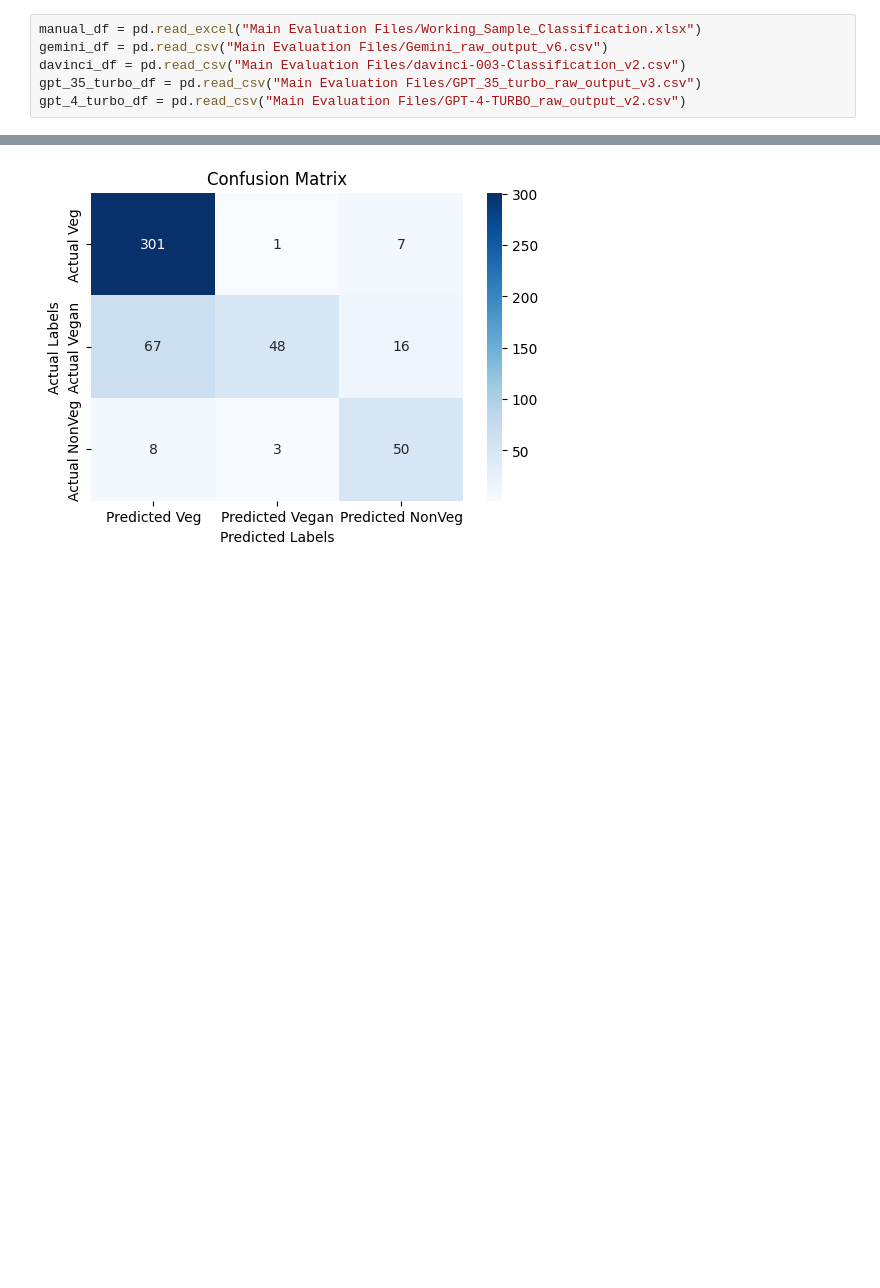
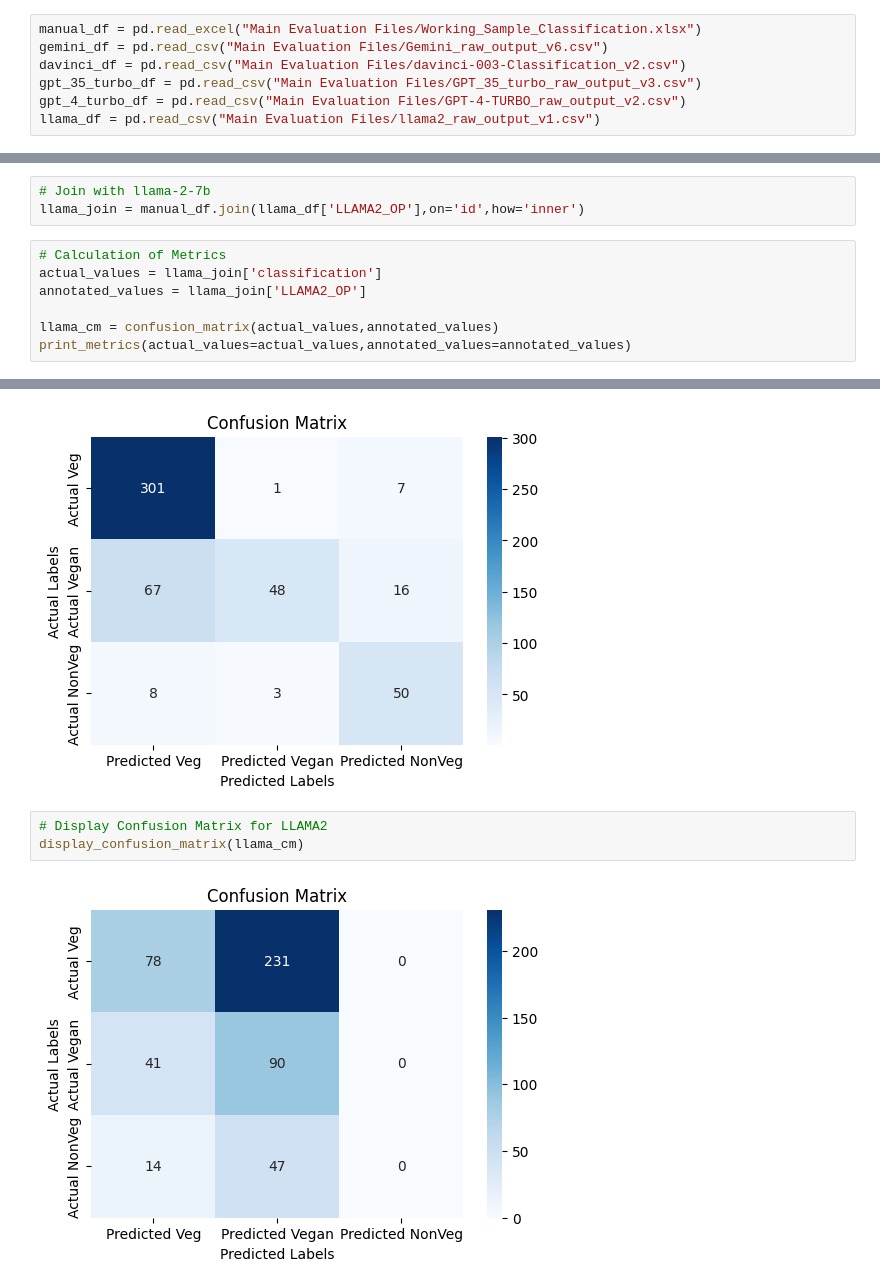
Before and after one commit to sahilnandimedala/llm-practice, a Jupyter notebook: task-result-analysis.ipynb, the cells around one changed output, grey strips where cells are left out. Drawn from its saved outputs; the diff is of its cells as text; blank space fills up the shorter version.

Commit message:
llama2 and result comparisions

```diff
--- a/task-result-analysis.ipynb
+++ b/task-result-analysis.ipynb
@@ -9,6 +9,7 @@ gemini_df = pd.read_csv("Main Evaluation Files/Gemini_raw_output_v6.csv")
 davinci_df = pd.read_csv("Main Evaluation Files/davinci-003-Classification_v2.csv")
 gpt_35_turbo_df = pd.read_csv("Main Evaluation Files/GPT_35_turbo_raw_output_v3.csv")
 gpt_4_turbo_df = pd.read_csv("Main Evaluation Files/GPT-4-TURBO_raw_output_v2.csv")
+llama_df = pd.read_csv("Main Evaluation Files/llama2_raw_output_v1.csv")
 # %%
 manual_df.info()
 gemini_df.info()
@@ -138,3 +142,13 @@ Precision:  0.8184995220419418
 Accuracy:  0.7964071856287425
 Recall:  0.7964071856287425
 F1:  0.7700655162129791
+# %%
+# Join with llama-2-7b
+llama_join = manual_df.join(llama_df['LLAMA2_OP'],on='id',how='inner')
+# %%
+# Calculation of Metrics
+actual_values = llama_join['classification']
+annotated_values = llama_join['LLAMA2_OP']
+
+llama_cm = confusion_matrix(actual_values,annotated_values)
+print_metrics(actual_values=actual_values,annotated_values=annotated_values)
@@ -158,3 +177,8 @@ display_confusion_matrix(gpt_35_cm)
 display_confusion_matrix(gpt_4_cm)
 # %% [output]
 [figure]
+# %%
+# Display Confusion Matrix for LLAMA2
+display_confusion_matrix(llama_cm)
+# %% [output]
+[figure, added]
```
Also changed, not shown: parts of 3 cells of this notebook, 1 other file.
